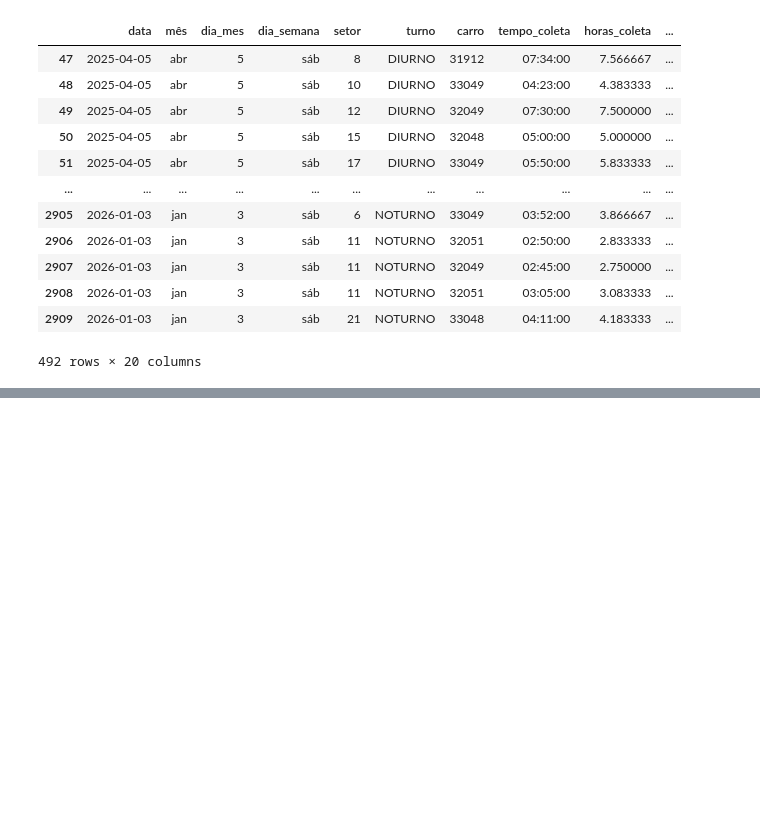
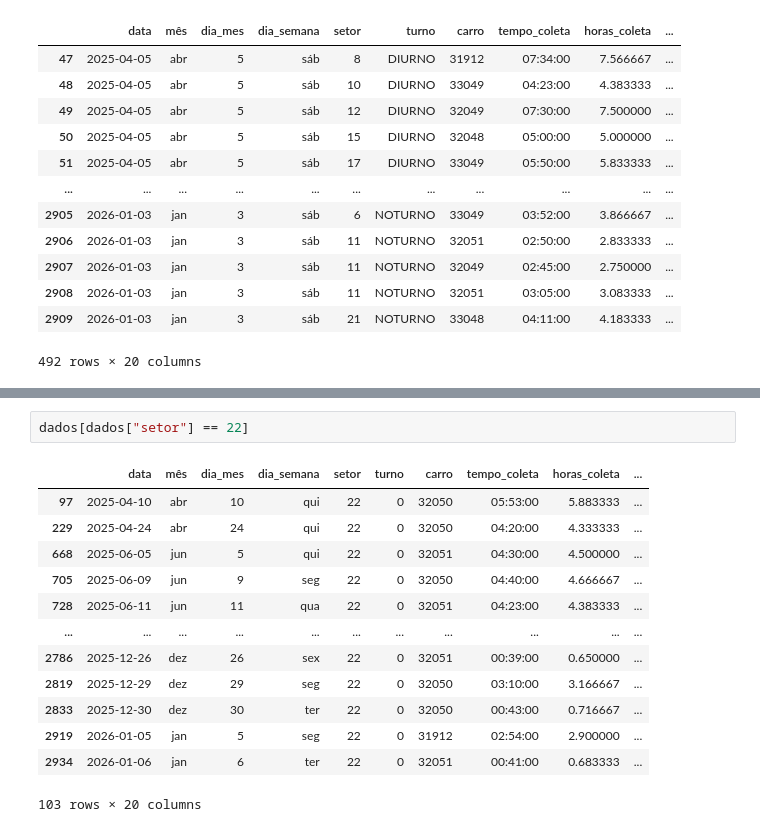
Before and after one commit to Schummy07/monitoramento, a Jupyter notebook: funcs.ipynb, the cells around one changed output, grey strips where cells are left out. Cells and saved outputs as stored; diff of their text form; blank space fills up the shorter version.

```diff
--- a/funcs.ipynb
+++ b/funcs.ipynb
@@ -184,0 +269,16 @@ df[df["dia_semana"]=="sáb"]
+# %%
+dados[dados["setor"] == 22]
+# %% [output]
+|  | data | mês | dia_mes | dia_semana | setor | turno | carro | tempo_coleta | horas_coleta | ... |
+| 97 | 2025-04-10 | abr | 10 | qui | 22 | 0 | 32050 | 05:53:00 | 5.883333 | ... |
+| 229 | 2025-04-24 | abr | 24 | qui | 22 | 0 | 32050 | 04:20:00 | 4.333333 | ... |
+| 668 | 2025-06-05 | jun | 5 | qui | 22 | 0 | 32051 | 04:30:00 | 4.500000 | ... |
+| 705 | 2025-06-09 | jun | 9 | seg | 22 | 0 | 32050 | 04:40:00 | 4.666667 | ... |
+| 728 | 2025-06-11 | jun | 11 | qua | 22 | 0 | 32051 | 04:23:00 | 4.383333 | ... |
+| ... | ... | ... | ... | ... | ... | ... | ... | ... | ... | ... |
+| 2786 | 2025-12-26 | dez | 26 | sex | 22 | 0 | 32051 | 00:39:00 | 0.650000 | ... |
+| 2819 | 2025-12-29 | dez | 29 | seg | 22 | 0 | 32050 | 03:10:00 | 3.166667 | ... |
+| 2833 | 2025-12-30 | dez | 30 | ter | 22 | 0 | 32050 | 00:43:00 | 0.716667 | ... |
+| 2919 | 2026-01-05 | jan | 5 | seg | 22 | 0 | 31912 | 02:54:00 | 2.900000 | ... |
+| 2934 | 2026-01-06 | jan | 6 | ter | 22 | 0 | 32051 | 00:41:00 | 0.683333 | ... |
+103 rows × 20 columns
```
Also changed, not shown: parts of 16 cells of this notebook, 3 other files.
